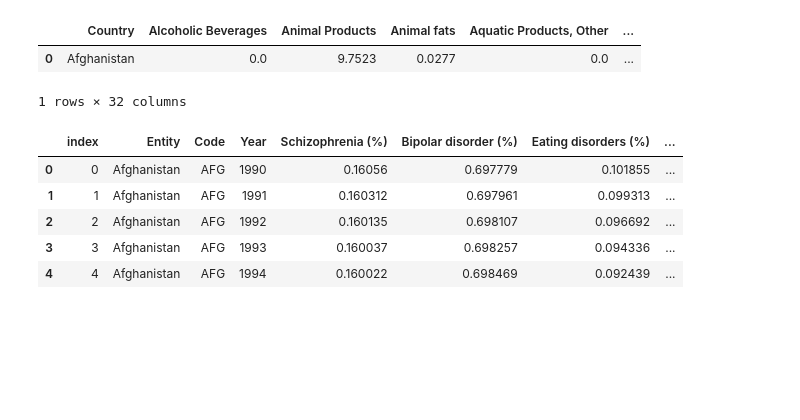
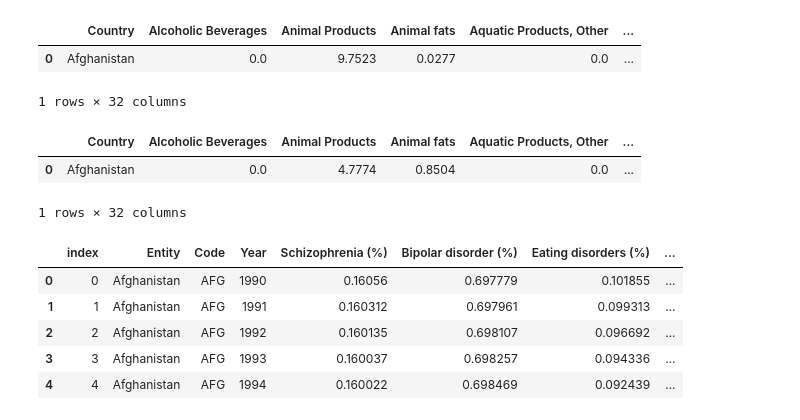
Before and after one commit to dylanxlam/data_visualization_practive, a Jupyter notebook: project/merging.ipynb, the cells around one changed output. Saved outputs shown, nothing was run; the diff lists cells and outputs as text; code cells hidden in the pictures; blank space fills up the shorter version.

```diff
--- a/project/merging.ipynb
+++ b/project/merging.ipynb
@@ -23,6 +23,12 @@ protein_supply.head(1)
 |  | Country | Alcoholic Beverages | Animal Products | Animal fats | Aquatic Products, Other | ... |
 | 0 | Afghanistan | 0.0 | 9.7523 | 0.0277 | 0.0 | ... |
 1 rows × 32 columns
+# %%
+food_supply.head(1)
+# %% [output]
+|  | Country | Alcoholic Beverages | Animal Products | Animal fats | Aquatic Products, Other | ... |
+| 0 | Afghanistan | 0.0 | 4.7774 | 0.8504 | 0.0 | ... |
+1 rows × 32 columns
 # %%
 import pandas as pd
 
```
Also changed, not shown: parts of 4 cells of this notebook, 2 other files.
